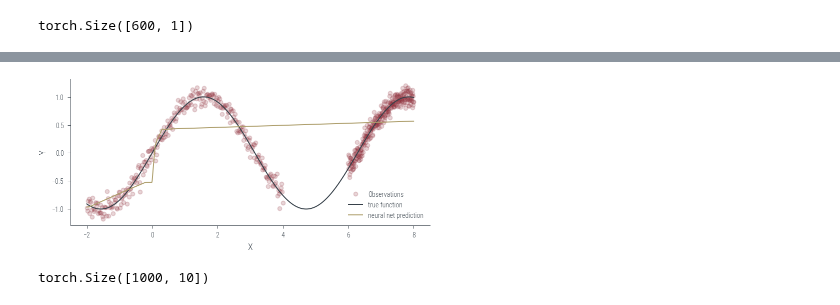
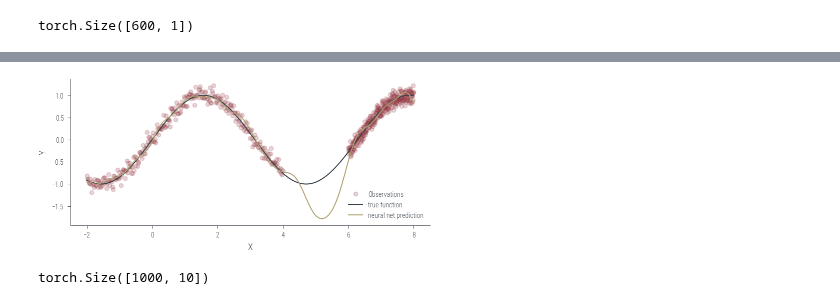
Before and after one commit to nipunbatra/pml-teaching, a Jupyter notebook: notebooks/monte-carlo-dropout.ipynb, the cells around one changed output, grey strips where cells are left out. Saved outputs shown, nothing was run; the diff lists cells and outputs as text; code cells hidden in the pictures.

```diff
--- a/notebooks/monte-carlo-dropout.ipynb
+++ b/notebooks/monte-carlo-dropout.ipynb
@@ -128,7 +121,8 @@ plot_predictions(test_x.cpu(), y_hat_untrained)
 # %%
-def train(params, opt, fwd_func, x_train, y_train, epochs=1000):
+# Modify the train function to pass the dropout flag and dropout probability
+def train(params, opt, fwd_func, x_train, y_train, epochs=1000, dropout=False, p=0.0):
     for i in range(epochs):
-        y_hat = fwd_func(x_train, params)
+        y_hat = fwd_func(x_train, params, p)  # Pass the dropout flag and probability to fwd_func
         loss = F.mse_loss(y_hat, y_train)
         opt.zero_grad()
         loss.backward()
@@ -138,8 +132,10 @@ def train(params, opt, fwd_func, x_train, y_train, epochs=1000):
             print(f"Epoch {i}, loss {loss.item():.3f}")
     return params
 # %%
-# Train the model
+parameters = init_params()
+
+# Continue with optimizer
 optimizer = torch.optim.Adam(parameters, lr=3e-4)
 
-trained_params = train(parameters, optimizer, mlp, train_x, train_y, epochs=5000)
+trained_params = train(parameters, optimizer, mlp, train_x, train_y, epochs=4000, dropout=False, p=0.0)
 # %% [output]
@@ -147,11 +162,12 @@ ValueError: can't optimize a non-leaf Tensor
 # %%
 # Plot the trained model
-y_hat_trained = mlp(test_x, trained_params).ravel()
+with torch.no_grad():
+    y_hat_trained = mlp(test_x, trained_params).ravel()
 # Detach and convert to numpy
-y_hat_trained = y_hat_trained.detach().numpy()
+y_hat_trained = y_hat_trained.cpu().detach().numpy()
 
-plot_predictions(test_x, y_hat_trained)
+plot_predictions(test_x.cpu(), y_hat_trained)
 # %% [output]
-[figure, old version]
+[figure, new version]
 # %%
 ### Now adding dropout to the model by manually masking the activations
```
Also changed, not shown: parts of 22 cells of this notebook.
